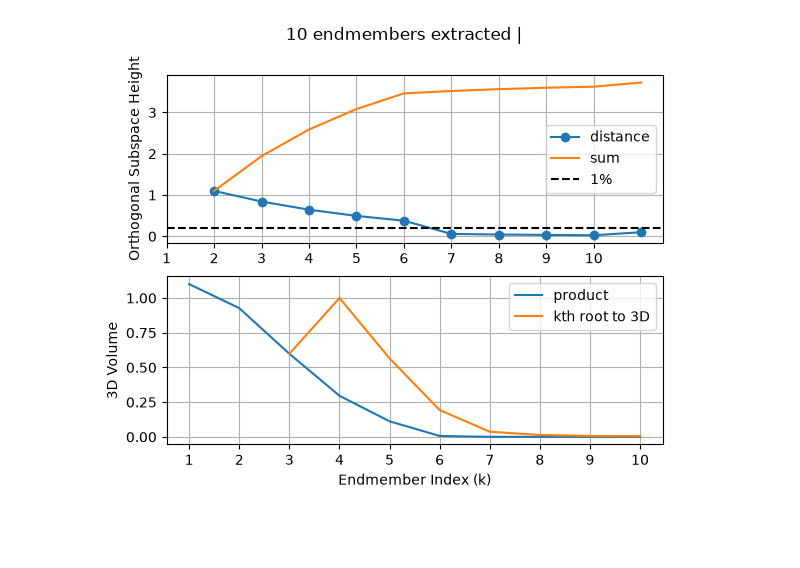
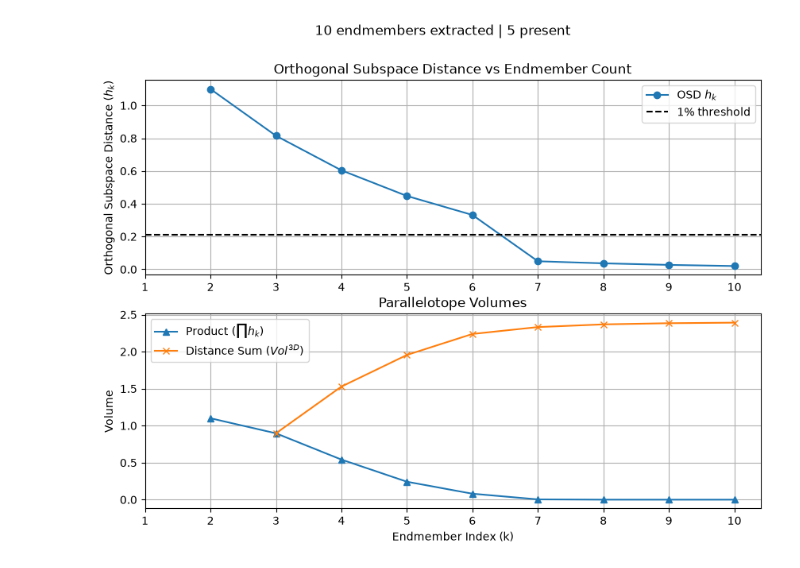
Before and after one commit to nickchiaratti/Spectral-Complexity-dev, a Jupyter notebook: spectral_complexity_tests/volume comparisons.ipynb, the cells around one changed output. Saved outputs shown, nothing was run; the diff lists cells and outputs as text; code cells hidden in the pictures; blank space fills up the shorter version.

```diff
--- a/spectral_complexity_tests/volume comparisons.ipynb
+++ b/spectral_complexity_tests/volume comparisons.ipynb
@@ -32,36 +38,47 @@ A 1% reflectance difference is 0.209
 # %%
 OSDsum = np.cumsum(OSD)
+
 OSDprod = np.cumprod(OSD)
 
-OSDprodnormalized = np.full(num_endmembers, np.nan)
-OSDprod_3D = np.power(OSDprod, 3/em_index)  #OSDprod** 3/em_index     #
-OSDprodnormalized[2] = OSDprod[2]
-for i in range(3,len(OSDsum)):
-
-    OSDprodnormalized[i]= OSDprod[i-1] + OSDprod_3D[i]
+OSDprodnormalized = np.copy(OSDprod)
+OSDprodnormalized[1] = OSDprod[1]
+OSDprod_3D = np.power(OSDprod, 3/em_index)
+for i in range(2,len(OSDsum)):
+    OSDprodnormalized[i] = OSDprodnormalized[i-1] + OSDprod_3D[i]
 
 
-plt.subplots(2,1)
+plt.subplots(2,1, figsize=(10,7))
 plt.subplot(2,1,1)
-plt.plot(em_index+1,OSD, marker="o", label="distance")
-plt.plot(em_index+1,OSDsum,label='sum')
-plt.axhline(y=endmember_seperability,linestyle='--',color='black',label='1%')
-plt.ylabel("Orthogonal Subspace Height")
+plt.title("Orthogonal Subspace Distance vs Endmember Count")
+plt.plot(em_index,OSD, marker="o", label=r"OSD $h_k$")
+
+plt.axhline(y=endmember_seperability,linestyle='--',color='black',label='1% threshold')
+plt.ylabel(r"Orthogonal Subspace Distance ($h_k$)")
 plt.grid()
-plt.xticks(em_index)
+plt.xticks(range(1,num_endmembers+1))
 plt.legend(loc='best')
+
+#plt.subplot(3,1,2)
+#plt.title("Orthogonal Subspace Distance Sum")
+#plt.plot(em_index,OSDsum,label='sum')
+#plt.ylabel(r"$\sum^n_{k=1} h_k$")
+#plt.grid()
+#plt.xticks(em_index)
+#plt.legend(loc='best')
+
+
 plt.subplot(2,1,2)
-plt.plot(em_index,OSDprod,label="product")
-plt.plot(em_index[2:],OSDprodnormalized[2:],label="kth root to 3D")
-plt.ylabel("3D Volume")
+plt.plot(em_index,OSDprod,marker="^",label=r"Product ($\prod h_k$)")
+plt.plot(em_index[1:],OSDprodnormalized[1:],marker="x",label=r"Distance Sum ($Vol^{3D}$)")
+plt.ylabel("Volume")
 #plt.plot(em_index+1,OSD[0]-log_volume_over_floor,label="height over threshold")
 #plt.plot(em_index+1,volume_over_floor,label='Log-Volume Excess over Critical Floor')
-
+plt.title("Parallelotope Volumes")
 plt.xlabel("Endmember Index (k)")
-plt.xticks(em_index)
+plt.xticks(range(1,num_endmembers+1))
 plt.legend(loc='best')
-plt.suptitle(f"{num_endmembers} endmembers extracted | ")
+plt.suptitle(f"{num_endmembers} endmembers extracted | {num_materials} present")
 plt.grid()
 plt.show()
 # %% [output]
-[figure, old version]
+[figure, new version]
```
Also changed, not shown: parts of 4 cells of this notebook, 42 other files.
